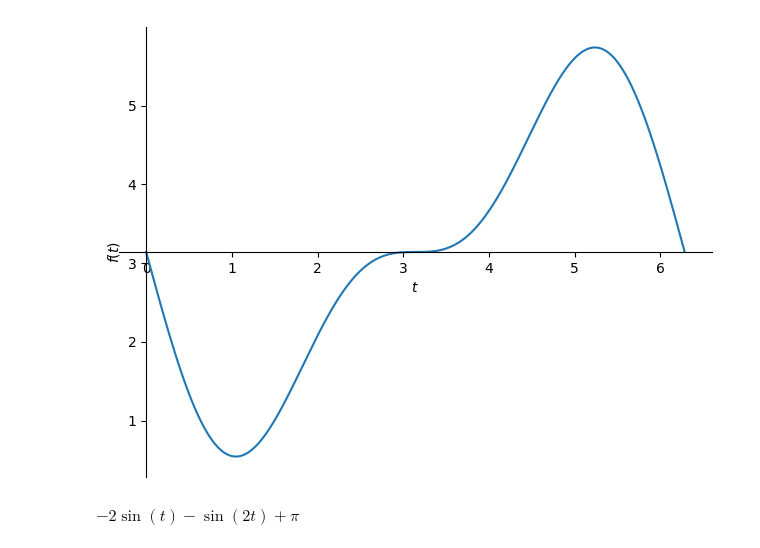
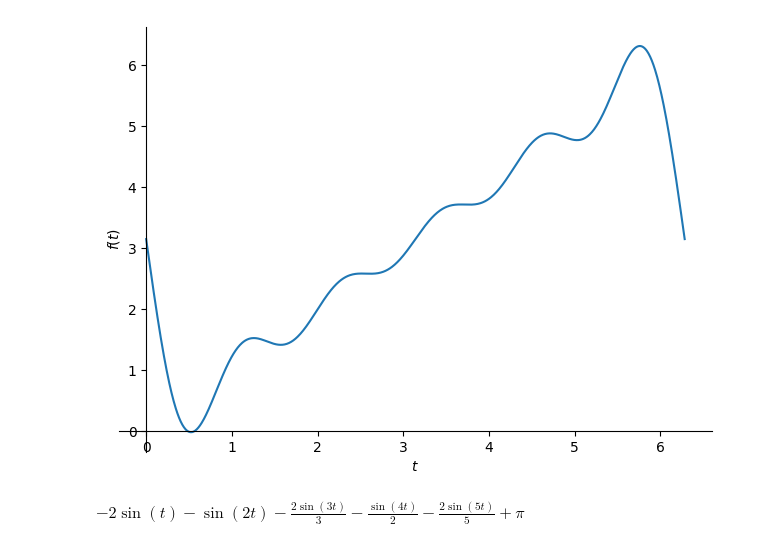
Before and after one commit to ODARI-CHARLES1/Signal_Communication_notebook, a Jupyter notebook: Notebooks/Fourier/Fourier.ipynb, the cells around one changed output. Drawn from its saved outputs; the diff is of its cells as text; code cells hidden in the pictures.

```diff
--- a/Notebooks/Fourier/Fourier.ipynb
+++ b/Notebooks/Fourier/Fourier.ipynb
@@ -6,21 +7,21 @@ import matplotlib.pyplot as plt
 # %%
 from sympy import fourier_series, pi, plot
 from sympy.abc import t
 
 # Define a function, e.g., f(t) = t
 f = t
 
 # Calculate Fourier series for t between -pi and pi
 s = fourier_series(f, (t, 0, 2*pi))
 
 # Truncate to the first 3 terms and plot
-s_truncated = s.truncate(3)
+s_truncated = s.truncate(6)
 s_truncated
 plot(s_truncated, (t, 0,2*pi))
 plt.show()
 # %% [output]
-[figure, old version]
+[figure, new version]
 # %%
 s_truncated
 # %% [output]
-$\displaystyle - 2 \sin{\left(t \right)} - \sin{\left(2 t \right)} + \pi$
+$\displaystyle - 2 \sin{\left(t \right)} - \sin{\left(2 t \right)} - \frac{2 \sin{\left(3 t \right)}}{3} - \frac{\sin{\left(4 t \right)}}{2} - \frac{2 \sin{\left(5 t \right)}}{5} + \pi$
```
Also changed, not shown: parts of 4 cells of this notebook.
